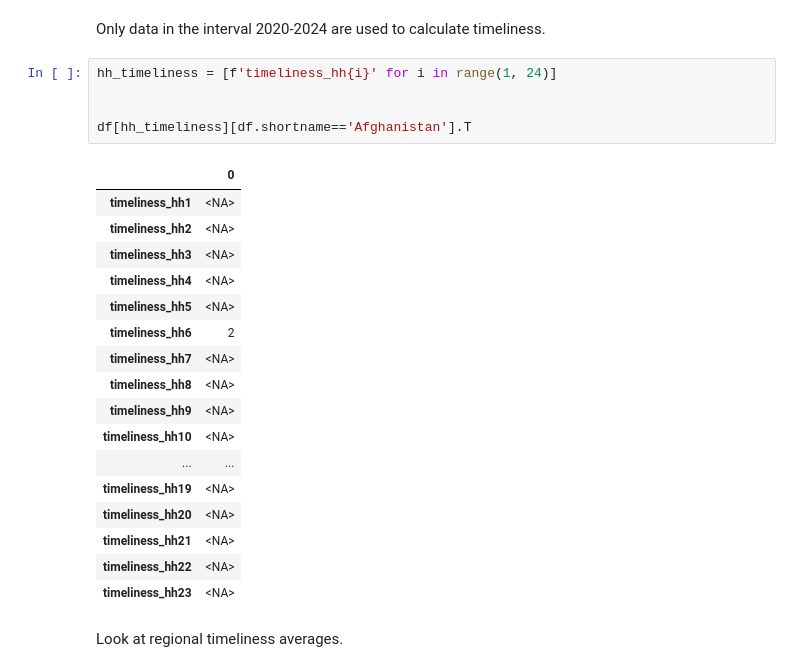
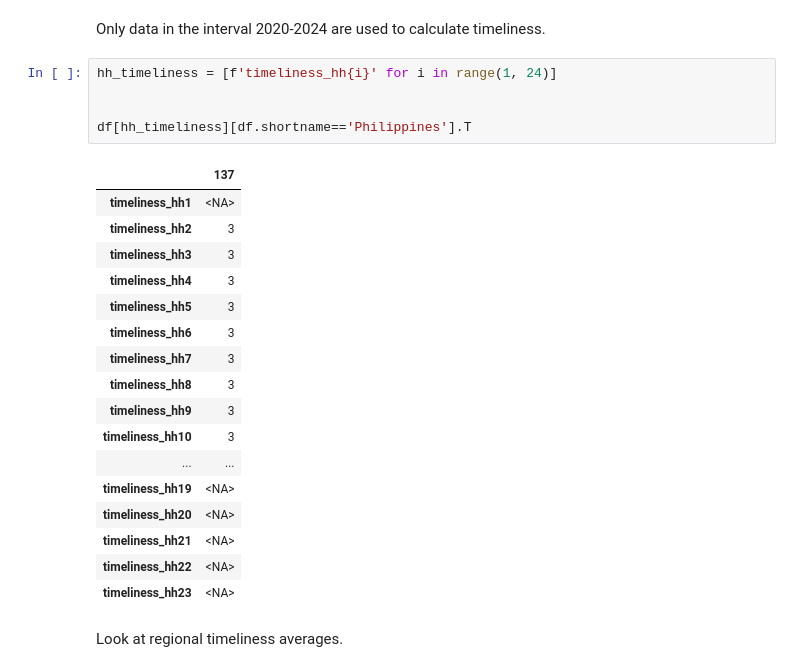
Before and after one commit to dianakorka/statistical_capacity, a Jupyter notebook: HH_capacity_index.ipynb, the cells around one changed output. Cells and saved outputs as stored; diff of their text form.

```diff
--- a/HH_capacity_index.ipynb
+++ b/HH_capacity_index.ipynb
@@ -1877,20 +1910,20 @@ Only data in the interval 2020-2024 are used to calculate timeliness.
 # %%
 hh_timeliness = [f'timeliness_hh{i}' for i in range(1, 24)]
 
 
-df[hh_timeliness][df.shortname=='Afghanistan'].T
+df[hh_timeliness][df.shortname=='Philippines'].T
 # %% [output]
-|  | 0 |
+|  | 137 |
 | timeliness_hh1 | <NA> |
-| timeliness_hh2 | <NA> |
-| timeliness_hh3 | <NA> |
-| timeliness_hh4 | <NA> |
-| timeliness_hh5 | <NA> |
-| timeliness_hh6 | 2 |
-| timeliness_hh7 | <NA> |
-| timeliness_hh8 | <NA> |
-| timeliness_hh9 | <NA> |
-| timeliness_hh10 | <NA> |
+| timeliness_hh2 | 3 |
+| timeliness_hh3 | 3 |
+| timeliness_hh4 | 3 |
+| timeliness_hh5 | 3 |
+| timeliness_hh6 | 3 |
+| timeliness_hh7 | 3 |
+| timeliness_hh8 | 3 |
+| timeliness_hh9 | 3 |
+| timeliness_hh10 | 3 |
 | ... | ... |
 | timeliness_hh19 | <NA> |
 | timeliness_hh20 | <NA> |
```
Also changed, not shown: parts of 8 cells of this notebook.
